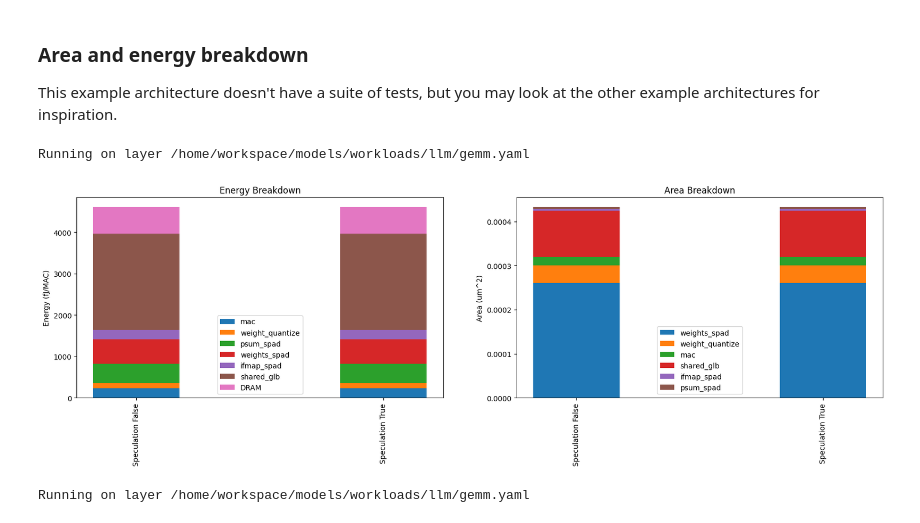
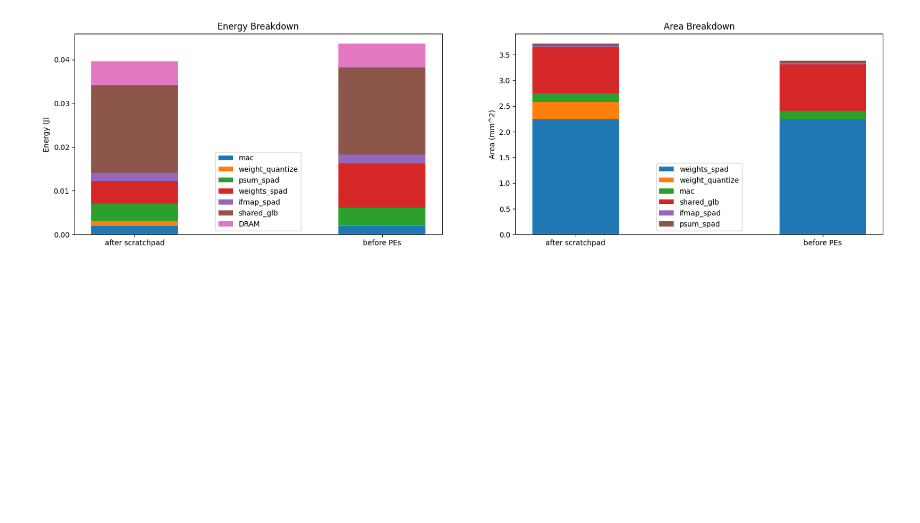
Before and after one commit to cookiedoth/cimloop, a Jupyter notebook: workspace/models/arch/1_macro/nestquant/_guide.ipynb, the cells around one changed output. Saved outputs shown, nothing was run; the diff lists cells and outputs as text; code cells hidden in the pictures; blank space fills up the shorter version.

```diff
--- a/workspace/models/arch/1_macro/nestquant/_guide.ipynb
+++ b/workspace/models/arch/1_macro/nestquant/_guide.ipynb
@@ -46,26 +42,21 @@ Place new components in any of these places!
 # %%
-result = run_test("nestquant", "test_area_energy_breakdown")
 fig, axs = plt.subplots(1, 2, figsize=(20, 5))
 bar_stacked(
-    {f"Speculation {r.variables['QUANTIZE']}": r.per_compute('per_component_energy')*1e15 for r in result},
-    ylabel="Energy (fJ/MAC)",
+    {"after scratchpad": result["w0"].per_component_energy,
+     "before PEs": result["w3"].per_component_energy},
+    ylabel="Energy (J)",
     title=f"Energy Breakdown",
     ax=axs[0]
 )
 bar_stacked(
-    {f"Speculation {r.variables['QUANTIZE']}": r.per_compute('per_component_area')*1e12 for r in result},
-    ylabel="Area (um^2)",
+    {"after scratchpad": result["w0"].per_component_area * 1e6,
+     "before PEs": result["w3"].per_component_area * 1e6},
+    ylabel="Area (mm^2)",
     title=f"Area Breakdown",
     ax=axs[1]
 )
+for ax in axs:
+    ax.tick_params(axis='x', labelrotation=0)
+plt.savefig("figures/w03.pdf")
 # %% [output]
-
-   ### Area and energy breakdown
-   This example architecture doesn't have a suite of tests, but you may
-   look at the other example architectures for inspiration.
-Running on layer /home/workspace/models/workloads/llm/gemm.yaml
-[figure, old version]
+[figure, new version]
-# %%
-result = run_test("nestquant", "test_area_energy_breakdown")
-# %% [output]
-Running on layer /home/workspace/models/workloads/llm/gemm.yaml
```
Also changed, not shown: parts of 16 cells of this notebook, 11 other files.
